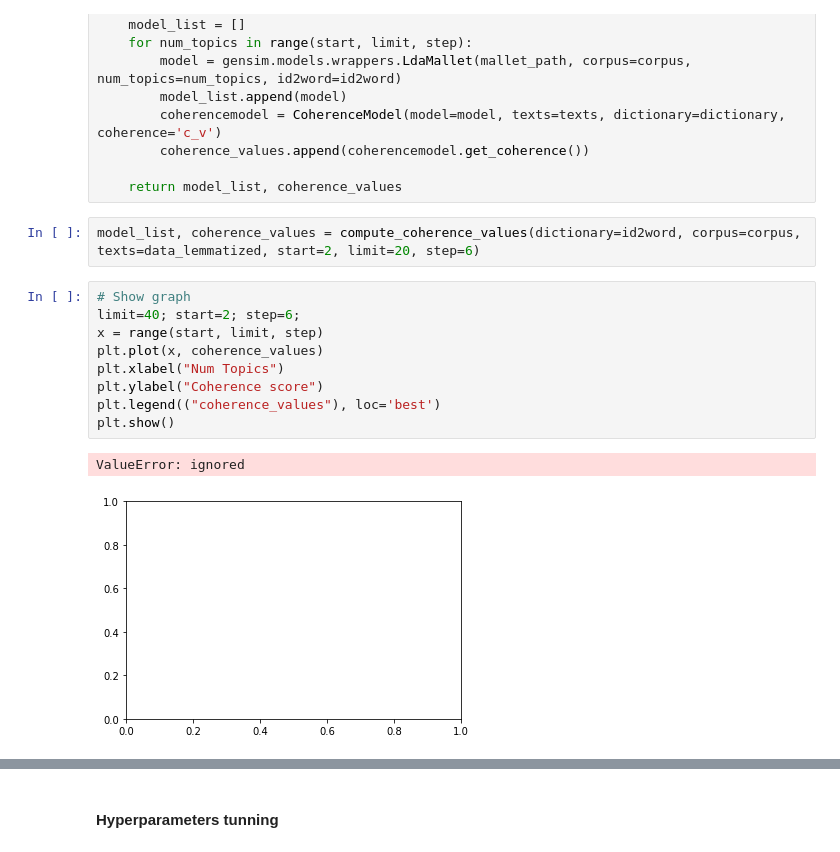
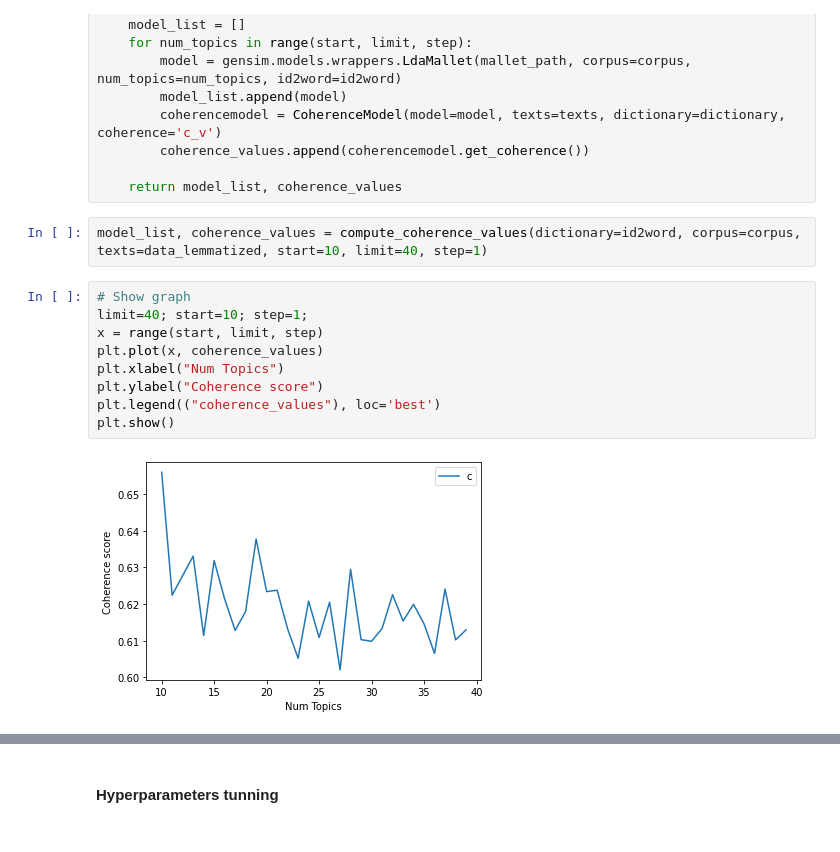
Before and after one commit to veliona/music-streaming-platforms-NLP, a Jupyter notebook: Spotify_topic_modeling.ipynb, the cells around one changed output, grey strips where cells are left out. Cells and saved outputs as stored; diff of their text form.

Commit message:
Update optimal number of topics for Spotify Google Play data

```diff
--- a/Spotify_topic_modeling.ipynb
+++ b/Spotify_topic_modeling.ipynb
@@ -649,16 +648,15 @@ def compute_coherence_values(dictionary, corpus, texts, limit, start=2, step=3):
 
     return model_list, coherence_values
 # %%
-model_list, coherence_values = compute_coherence_values(dictionary=id2word, corpus=corpus, texts=data_lemmatized, start=2, limit=20, step=6)
+model_list, coherence_values = compute_coherence_values(dictionary=id2word, corpus=corpus, texts=data_lemmatized, start=10, limit=40, step=1)
 # %%
 # Show graph
-limit=40; start=2; step=6;
+limit=40; start=10; step=1;
 x = range(start, limit, step)
 plt.plot(x, coherence_values)
 plt.xlabel("Num Topics")
 plt.ylabel("Coherence score")
 plt.legend(("coherence_values"), loc='best')
 plt.show()
 # %% [output]
-ValueError: ignored
-[figure, old version]
+[figure, new version]
```
Also changed, not shown: parts of 9 cells of this notebook.
